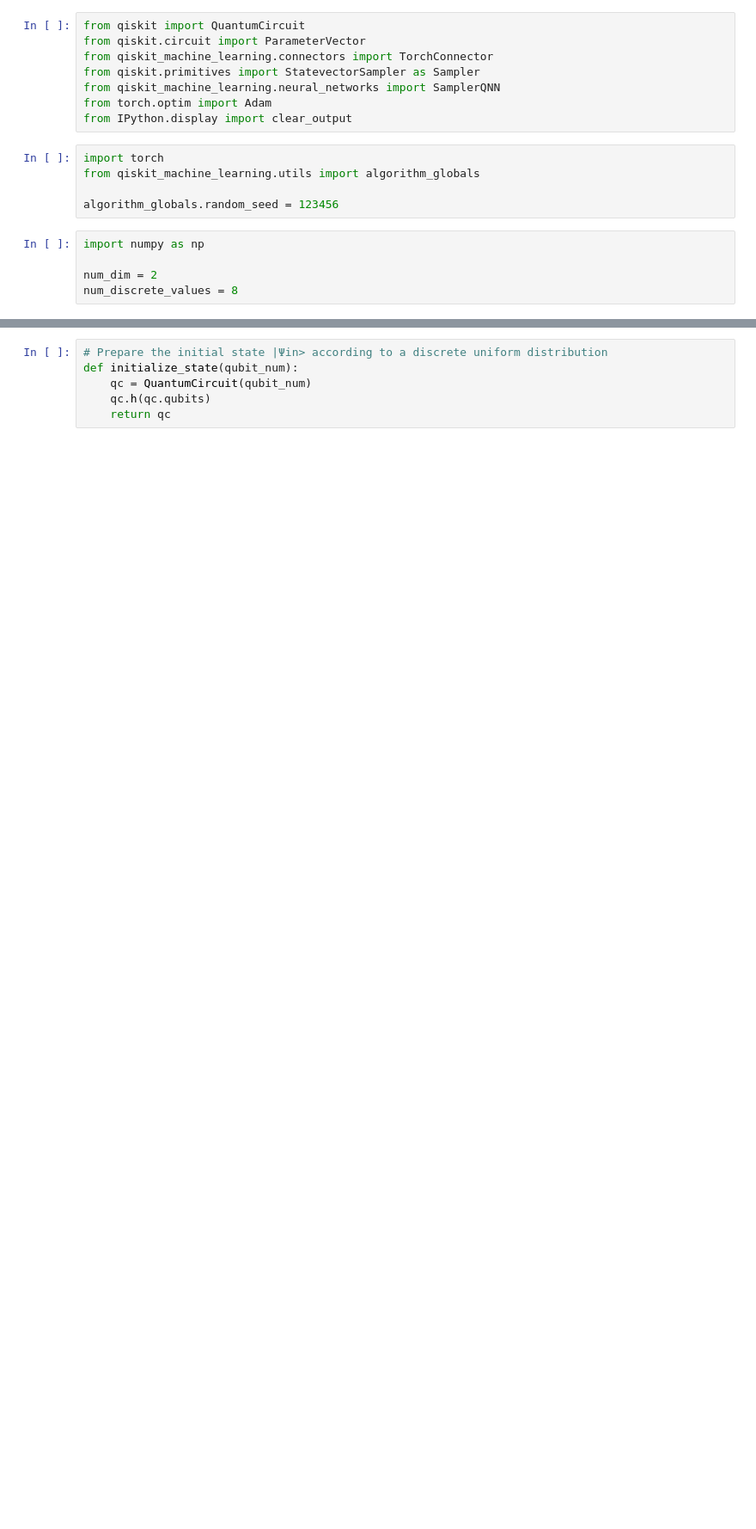
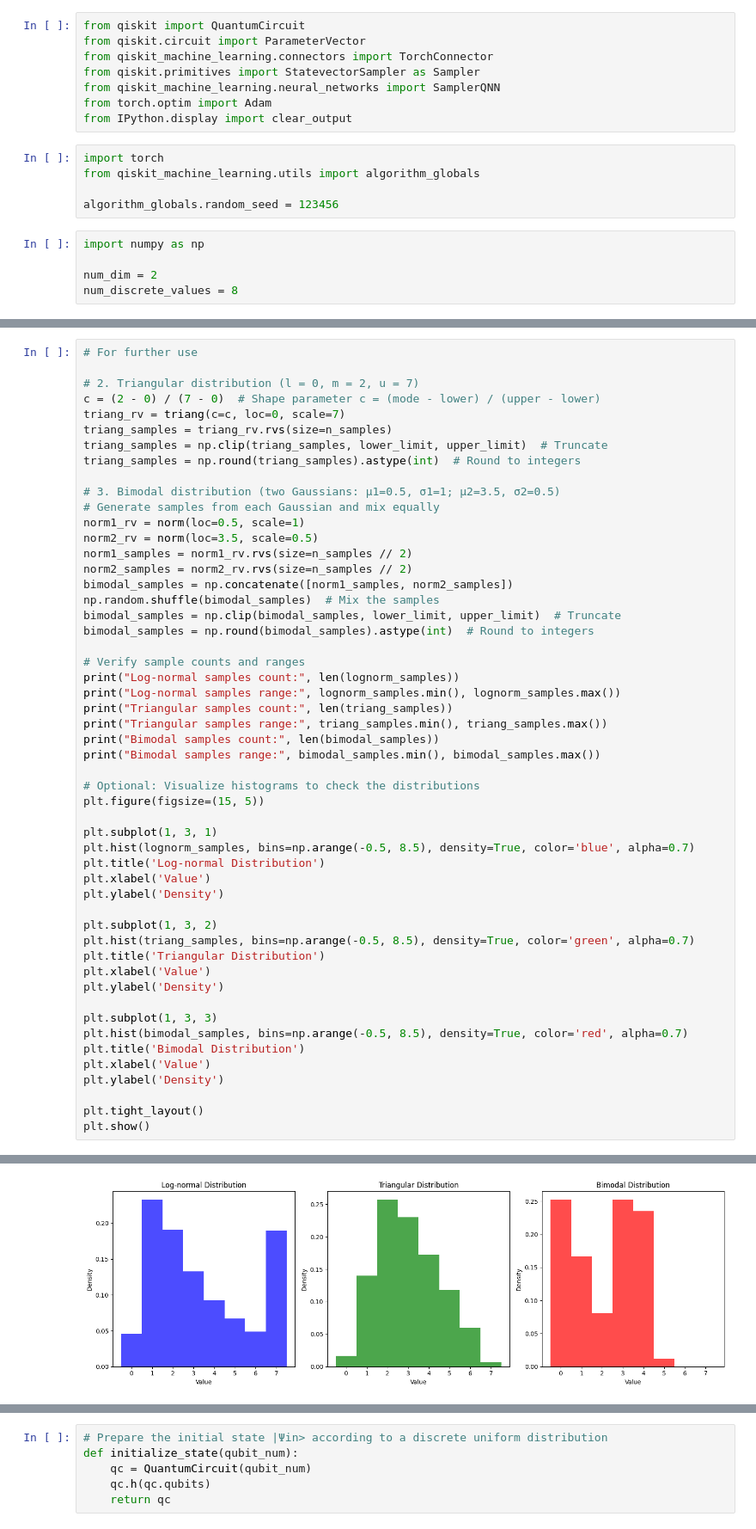
Before and after one commit to cdim31/Distribution-Learning-qGAN, a Jupyter notebook: project-trial.ipynb, the cells around one changed output, grey strips where cells are left out. Shown: that part at 86% size. Cells and saved outputs as stored; diff of their text form; blank space fills up the shorter version.

```diff
--- a/project-trial.ipynb
+++ b/project-trial.ipynb
@@ -42,0 +65,53 @@ plt.show()
+# %%
+# For further use
+
+# 2. Triangular distribution (l = 0, m = 2, u = 7)
+c = (2 - 0) / (7 - 0)  # Shape parameter c = (mode - lower) / (upper - lower)
+triang_rv = triang(c=c, loc=0, scale=7)
+triang_samples = triang_rv.rvs(size=n_samples)
+triang_samples = np.clip(triang_samples, lower_limit, upper_limit)  # Truncate
+triang_samples = np.round(triang_samples).astype(int)  # Round to integers
+
+# 3. Bimodal distribution (two Gaussians: μ1=0.5, σ1=1; μ2=3.5, σ2=0.5)
+# Generate samples from each Gaussian and mix equally
+norm1_rv = norm(loc=0.5, scale=1)
+norm2_rv = norm(loc=3.5, scale=0.5)
+norm1_samples = norm1_rv.rvs(size=n_samples // 2)
+norm2_samples = norm2_rv.rvs(size=n_samples // 2)
+bimodal_samples = np.concatenate([norm1_samples, norm2_samples])
+np.random.shuffle(bimodal_samples)  # Mix the samples
+bimodal_samples = np.clip(bimodal_samples, lower_limit, upper_limit)  # Truncate
+bimodal_samples = np.round(bimodal_samples).astype(int)  # Round to integers
+
+# Verify sample counts and ranges
+print("Log-normal samples count:", len(lognorm_samples))
+print("Log-normal samples range:", lognorm_samples.min(), lognorm_samples.max())
+print("Triangular samples count:", len(triang_samples))
+print("Triangular samples range:", triang_samples.min(), triang_samples.max())
+print("Bimodal samples count:", len(bimodal_samples))
+print("Bimodal samples range:", bimodal_samples.min(), bimodal_samples.max())
+
+# Optional: Visualize histograms to check the distributions
+plt.figure(figsize=(15, 5))
+
+plt.subplot(1, 3, 1)
+plt.hist(lognorm_samples, bins=np.arange(-0.5, 8.5), density=True, color='blue', alpha=0.7)
+plt.title('Log-normal Distribution')
+plt.xlabel('Value')
+plt.ylabel('Density')
+
+plt.subplot(1, 3, 2)
+plt.hist(triang_samples, bins=np.arange(-0.5, 8.5), density=True, color='green', alpha=0.7)
+plt.title('Triangular Distribution')
+plt.xlabel('Value')
+plt.ylabel('Density')
+
+plt.subplot(1, 3, 3)
+plt.hist(bimodal_samples, bins=np.arange(-0.5, 8.5), density=True, color='red', alpha=0.7)
+plt.title('Bimodal Distribution')
+plt.xlabel('Value')
+plt.ylabel('Density')
+
+plt.tight_layout()
+plt.show()
+# %% [output]
@@ -43,2 +124,3 @@ plt.show()
+[figure, added]
 # %%
 # Set circuit depth variable and qubit number
```
Also changed, not shown: parts of 9 cells of this notebook, 1 other file.
